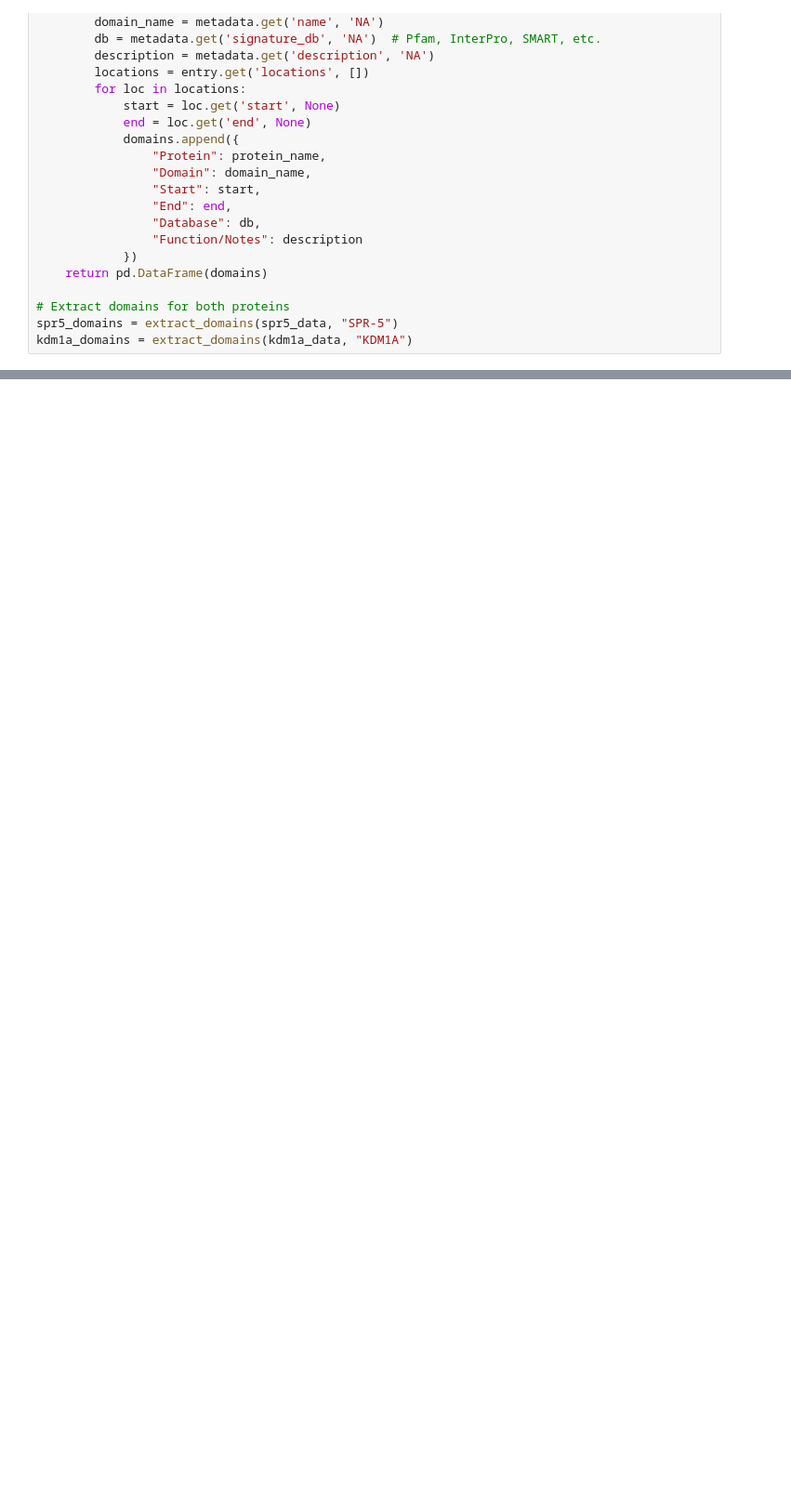
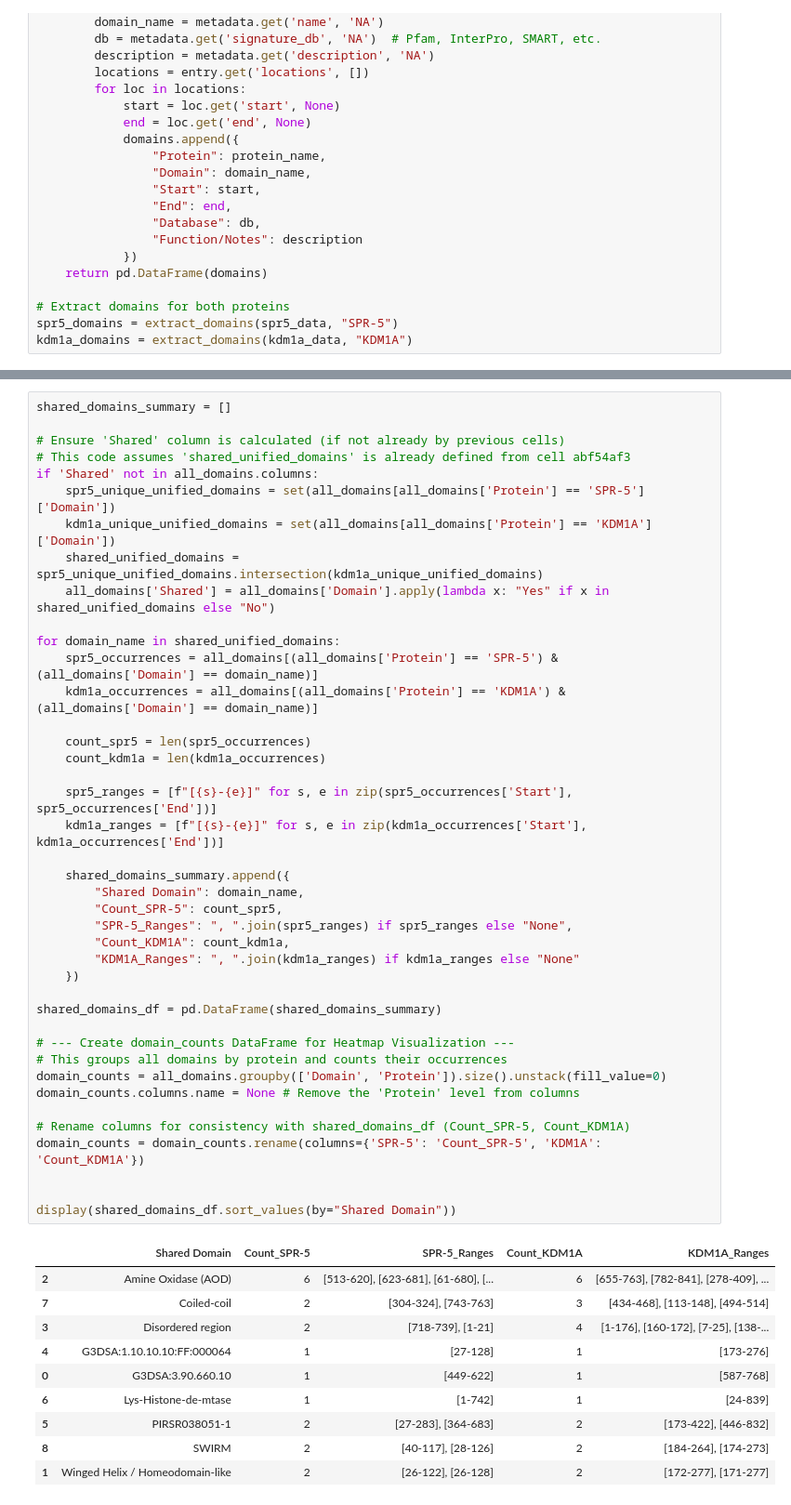
Before and after one commit to marlanaswann/spr5-kdm1a-conservation-, a Jupyter notebook: notebooks/Domain_Annotation_of_SPR_5_and_KDM1A.ipynb, the cells around one changed output, grey strips where cells are left out. Shown at 93% size. Drawn from its saved outputs; the diff is of its cells as text; blank space fills up the shorter version.

```diff
--- a/notebooks/Domain_Annotation_of_SPR_5_and_KDM1A.ipynb
+++ b/notebooks/Domain_Annotation_of_SPR_5_and_KDM1A.ipynb
@@ -151,0 +297,52 @@ plot_protein_domains(all_domains, "KDM1A")
+# %%
+shared_domains_summary = []
+
+# Ensure 'Shared' column is calculated (if not already by previous cells)
+# This code assumes 'shared_unified_domains' is already defined from cell abf54af3
+if 'Shared' not in all_domains.columns:
+    spr5_unique_unified_domains = set(all_domains[all_domains['Protein'] == 'SPR-5']['Domain'])
+    kdm1a_unique_unified_domains = set(all_domains[all_domains['Protein'] == 'KDM1A']['Domain'])
+    shared_unified_domains = spr5_unique_unified_domains.intersection(kdm1a_unique_unified_domains)
+    all_domains['Shared'] = all_domains['Domain'].apply(lambda x: "Yes" if x in shared_unified_domains else "No")
+
+for domain_name in shared_unified_domains:
+    spr5_occurrences = all_domains[(all_domains['Protein'] == 'SPR-5') & (all_domains['Domain'] == domain_name)]
+    kdm1a_occurrences = all_domains[(all_domains['Protein'] == 'KDM1A') & (all_domains['Domain'] == domain_name)]
+
+    count_spr5 = len(spr5_occurrences)
+    count_kdm1a = len(kdm1a_occurrences)
+
+    spr5_ranges = [f"[{s}-{e}]" for s, e in zip(spr5_occurrences['Start'], spr5_occurrences['End'])]
+    kdm1a_ranges = [f"[{s}-{e}]" for s, e in zip(kdm1a_occurrences['Start'], kdm1a_occurrences['End'])]
+
+    shared_domains_summary.append({
+        "Shared Domain": domain_name,
+        "Count_SPR-5": count_spr5,
+        "SPR-5_Ranges": ", ".join(spr5_ranges) if spr5_ranges else "None",
+        "Count_KDM1A": count_kdm1a,
+        "KDM1A_Ranges": ", ".join(kdm1a_ranges) if kdm1a_ranges else "None"
+    })
+
+shared_domains_df = pd.DataFrame(shared_domains_summary)
+
+# --- Create domain_counts DataFrame for Heatmap Visualization ---
+# This groups all domains by protein and counts their occurrences
+domain_counts = all_domains.groupby(['Domain', 'Protein']).size().unstack(fill_value=0)
+domain_counts.columns.name = None # Remove the 'Protein' level from columns
+
+# Rename columns for consistency with shared_domains_df (Count_SPR-5, Count_KDM1A)
+domain_counts = domain_counts.rename(columns={'SPR-5': 'Count_SPR-5', 'KDM1A': 'Count_KDM1A'})
+
+
+display(shared_domains_df.sort_values(by="Shared Domain"))
+# %% [output]
+|  | Shared Domain | Count_SPR-5 | SPR-5_Ranges | Count_KDM1A | KDM1A_Ranges |
+| 2 | Amine Oxidase (AOD) | 6 | [513-620], [623-681], [61-680], [... | 6 | [655-763], [782-841], [278-409], ... |
+| 7 | Coiled-coil | 2 | [304-324], [743-763] | 3 | [434-468], [113-148], [494-514] |
+| 3 | Disordered region | 2 | [718-739], [1-21] | 4 | [1-176], [160-172], [7-25], [138-... |
+| 4 | G3DSA:1.10.10.10:FF:000064 | 1 | [27-128] | 1 | [173-276] |
+| 0 | G3DSA:3.90.660.10 | 1 | [449-622] | 1 | [587-768] |
+| 6 | Lys-Histone-de-mtase | 1 | [1-742] | 1 | [24-839] |
+| 5 | PIRSR038051-1 | 2 | [27-283], [364-683] | 2 | [173-422], [446-832] |
+| 8 | SWIRM | 2 | [40-117], [28-126] | 2 | [184-264], [174-273] |
+| 1 | Winged Helix / Homeodomain-like | 2 | [26-122], [26-128] | 2 | [172-277], [171-277] |
```
Also changed, not shown: parts of 15 cells of this notebook.
